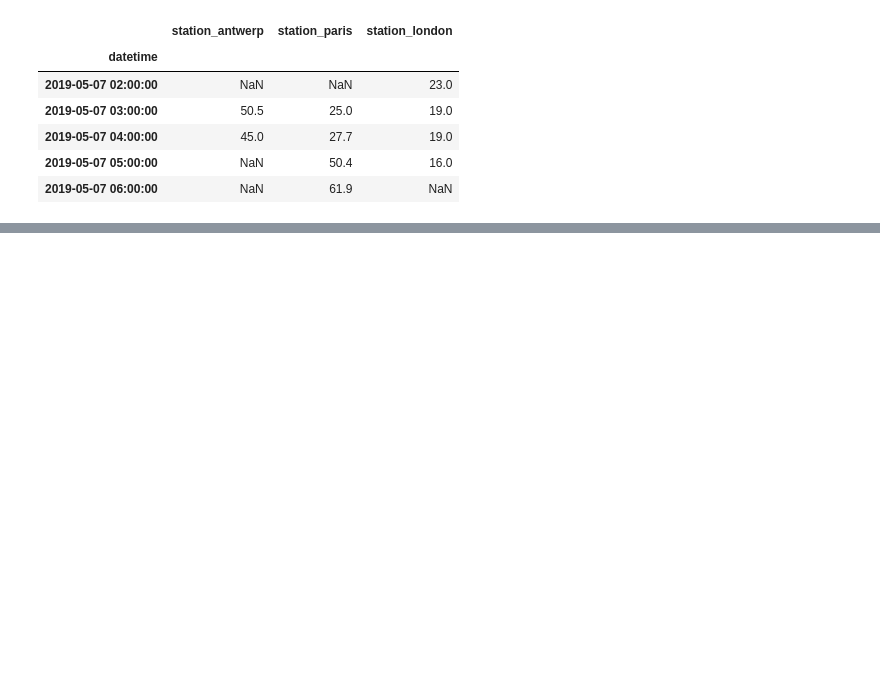
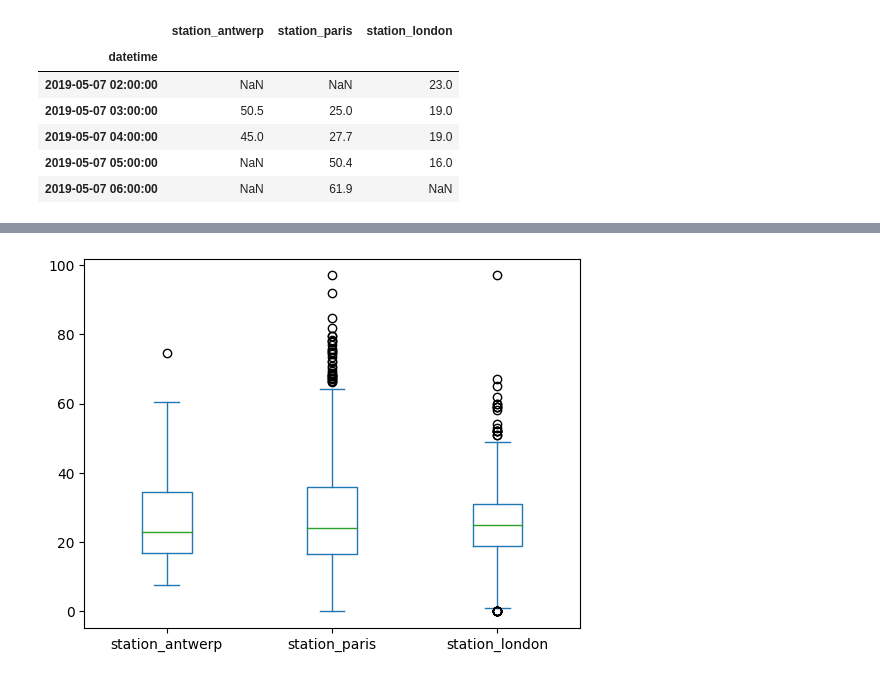
Before and after one commit to zhaoshouhang/pandas_learn, a Jupyter notebook: start04.ipynb, the cells around one changed output, grey strips where cells are left out. Cells and saved outputs as stored; diff of their text form; code cells hidden in the pictures; blank space fills up the shorter version.

```diff
--- a/start04.ipynb
+++ b/start04.ipynb
@@ -15,0 +64,7 @@ air_quality.head()
+# %%
+air_quality.plot.box()
+
+
+plt.show()
+# %% [output]
+[figure, added]
```
Also changed, not shown: parts of 8 cells of this notebook, 7 other files.
